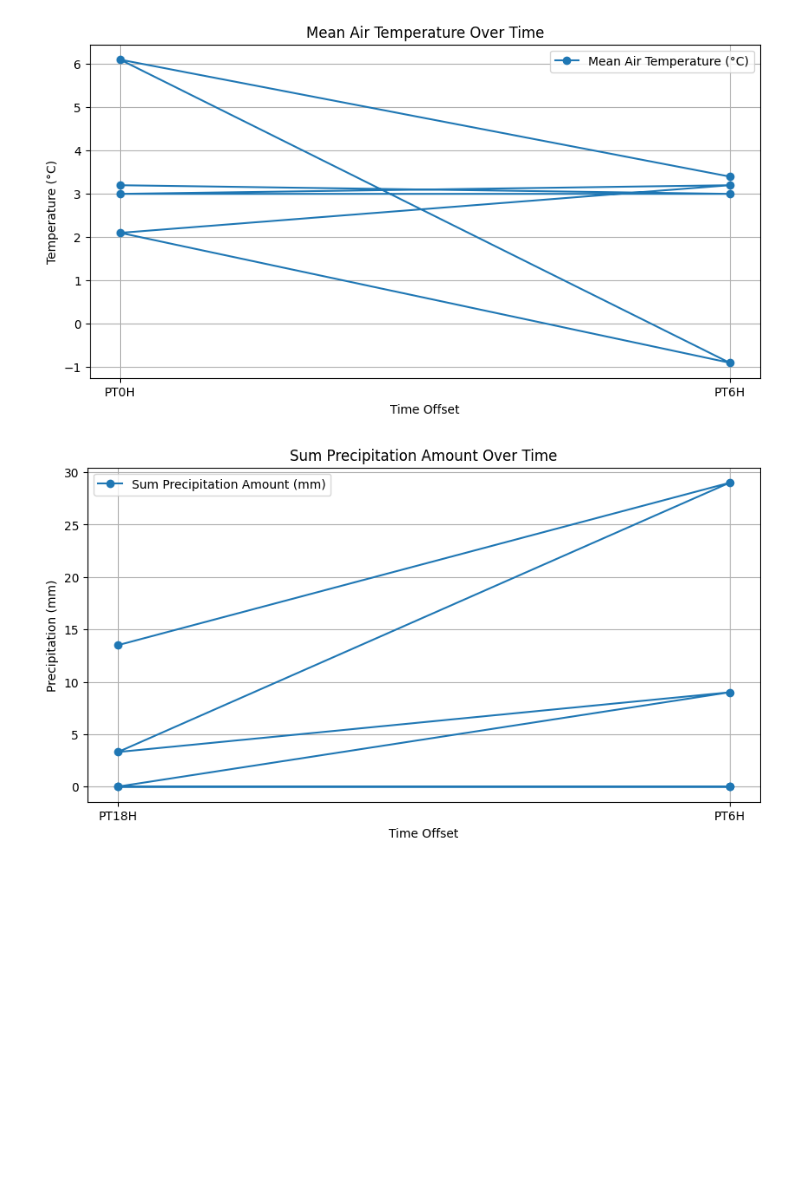
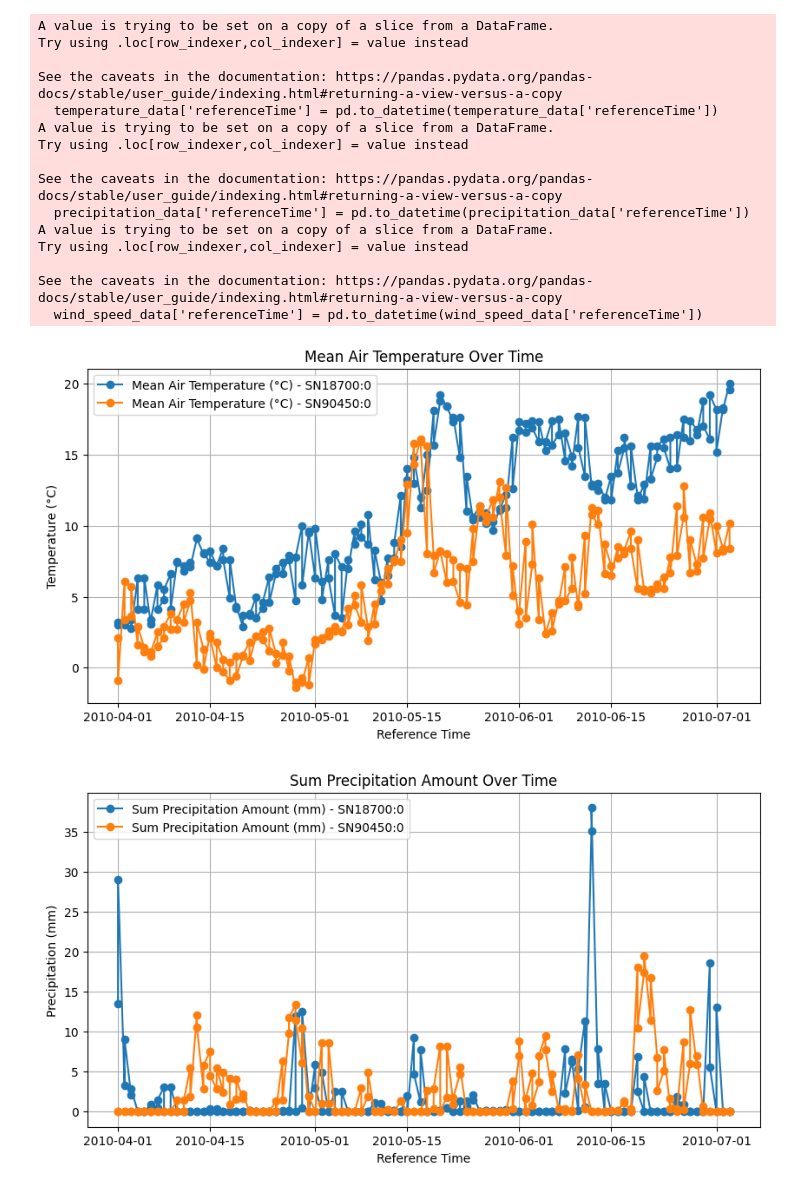
Before and after one commit to Trankevin01/Miljoedataanalyseapplikasjon, a Jupyter notebook: proj_environment/notebooks/Frost Datasett.ipynb, the cells around one changed output. Saved outputs shown, nothing was run; the diff lists cells and outputs as text; code cells hidden in the pictures; blank space fills up the shorter version.

```diff
--- a/proj_environment/notebooks/Frost Datasett.ipynb
+++ b/proj_environment/notebooks/Frost Datasett.ipynb
@@ -1,5 +1,4 @@
 # %%
-# Libraries needed (pandas is not standard and must be installed in Python)
 import requests
 import pandas as pd
 import matplotlib.pyplot as plt
@@ -11,7 +10,7 @@ endpoint = 'https://frost.met.no/observations/v0.jsonld'
 parameters = {
     'sources': 'SN18700,SN90450',
     'elements': 'mean(air_temperature P1D),sum(precipitation_amount P1D),mean(wind_speed P1D)',
-    'referencetime': '2010-04-01/2010-04-03',
+    'referencetime': '2010-04-01/2010-07-04',
 }
 # Issue an HTTP GET request
 r = requests.get(endpoint, parameters, auth=(client_id,''))
@@ -30,18 +29,19 @@ else:
 important_keys = ['elementId', 'value', 'unit', 'timeOffset', 'timeResolution', 'qualityCode']
 
 # Collect the important data into a list of dictionaries
-observations_list = []
+df_list = []
+
 for item in data:
-    observations = item.get('observations', [])
-    for observation in observations:
-        important_data = {key: observation[key] for key in important_keys if key in observation}
-        observations_list.append(important_data)
+    row = pd.DataFrame(item['observations'])
+    row['referenceTime'] = item['referenceTime']
+    row['sourceId'] = item['sourceId']
+    df_list.append(row)
 
-# Create a DataFrame from the list of dictionaries
-df = pd.DataFrame(observations_list)
+# Efficiently concatenate all DataFrames at once
+df = pd.concat(df_list, ignore_index=True)
 
 # Display the DataFrame
-print(df)
+print(df.head())
 
 # Plotting the data
 # Separate the data by elementId
@@ -49,10 +49,16 @@ temperature_data = df[df['elementId'] == 'mean(air_temperature P1D)']
 precipitation_data = df[df['elementId'] == 'sum(precipitation_amount P1D)']
 wind_speed_data = df[df['elementId'] == 'mean(wind_speed P1D)']
 
+# Convert referencetime to datetime
+temperature_data['referenceTime'] = pd.to_datetime(temperature_data['referenceTime'])
+precipitation_data['referenceTime'] = pd.to_datetime(precipitation_data['referenceTime'])
+wind_speed_data['referenceTime'] = pd.to_datetime(wind_speed_data['referenceTime'])
+
 # Plot mean air temperature
 plt.figure(figsize=(10, 5))
-plt.plot(temperature_data['timeOffset'], temperature_data['value'], marker='o', label='Mean Air Temperature (°C)')
-plt.xlabel('Time Offset')
+for source_id, group in temperature_data.groupby('sourceId'):
+    plt.plot(group['referenceTime'], group['value'], marker='o', label=f'Mean Air Temperature (°C) - {source_id}')
+plt.xlabel('Reference Time')
 plt.ylabel('Temperature (°C)')
 plt.title('Mean Air Temperature Over Time')
 plt.legend()
@@ -61,8 +67,9 @@ plt.show()
 
 # Plot sum precipitation amount
 plt.figure(figsize=(10, 5))
-plt.plot(precipitation_data['timeOffset'], precipitation_data['value'], marker='o', label='Sum Precipitation Amount (mm)')
-plt.xlabel('Time Offset')
+for source_id, group in precipitation_data.groupby('sourceId'):
+    plt.plot(group['referenceTime'], group['value'], marker='o', label=f'Sum Precipitation Amount (mm) - {source_id}')
+plt.xlabel('Reference Time')
 plt.ylabel('Precipitation (mm)')
 plt.title('Sum Precipitation Amount Over Time')
 plt.legend()
@@ -71,8 +78,9 @@ plt.show()
 
 # Plot mean wind speed
 plt.figure(figsize=(10, 5))
-plt.plot(wind_speed_data['timeOffset'], wind_speed_data['value'], marker='o', label='Mean Wind Speed (m/s)')
-plt.xlabel('Time Offset')
+for source_id, group in wind_speed_data.groupby('sourceId'):
+    plt.plot(group['referenceTime'], group['value'], marker='o', label=f'Mean Wind Speed (m/s) - {source_id}')
+plt.xlabel('Reference Time')
 plt.ylabel('Wind Speed (m/s)')
 plt.title('Mean Wind Speed Over Time')
 plt.legend()
@@ -99,2 +107,17 @@ Data retrieved from frost.met.no!
+A value is trying to be set on a copy of a slice from a DataFrame.
+Try using .loc[row_indexer,col_indexer] = value instead
+
+See the caveats in the documentation: https://pandas.pydata.org/pandas-docs/stable/user_guide/indexing.html#returning-a-view-versus-a-copy
+  temperature_data['referenceTime'] = pd.to_datetime(temperature_data['referenceTime'])
+A value is trying to be set on a copy of a slice from a DataFrame.
+Try using .loc[row_indexer,col_indexer] = value instead
+
+See the caveats in the documentation: https://pandas.pydata.org/pandas-docs/stable/user_guide/indexing.html#returning-a-view-versus-a-copy
+  precipitation_data['referenceTime'] = pd.to_datetime(precipitation_data['referenceTime'])
+A value is trying to be set on a copy of a slice from a DataFrame.
+Try using .loc[row_indexer,col_indexer] = value instead
+
+See the caveats in the documentation: https://pandas.pydata.org/pandas-docs/stable/user_guide/indexing.html#returning-a-view-versus-a-copy
+  wind_speed_data['referenceTime'] = pd.to_datetime(wind_speed_data['referenceTime'])
-[figure, old version]
+[figure, new version]
-[figure, old version]
+[figure, new version]
```
Also changed, not shown: parts of 3 cells of this notebook.
